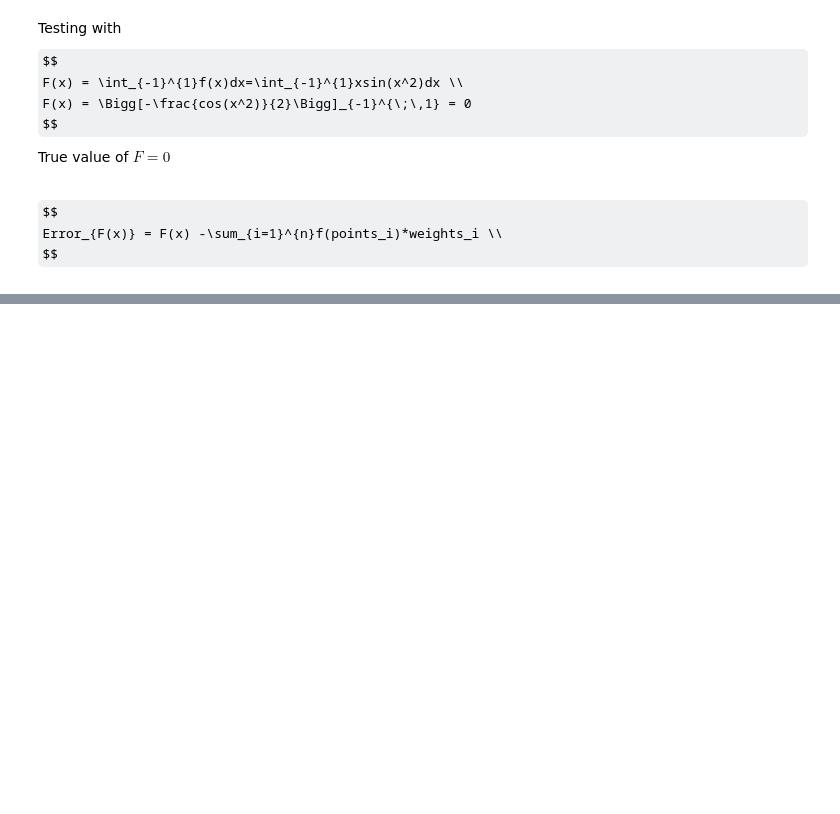
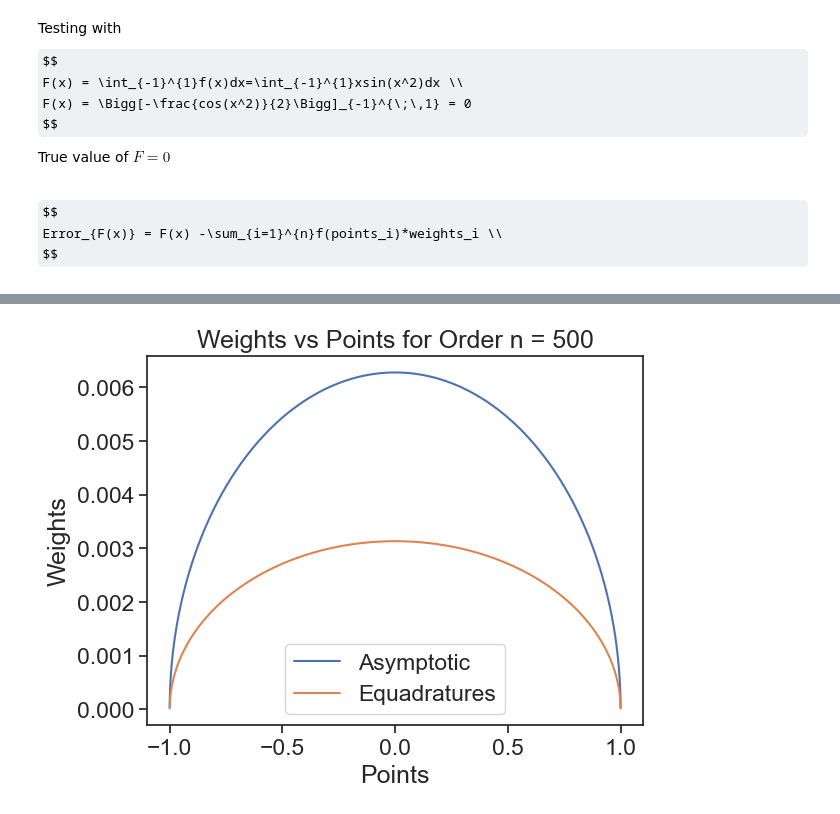
Before and after one commit to equadratures/Higher-Order-Integration, a Jupyter notebook: Asymptotic Legendre Implementation.ipynb, the cells around one changed output, grey strips where cells are left out. Saved outputs shown, nothing was run; the diff lists cells and outputs as text; code cells hidden in the pictures; some formulas as TeX source; blank space fills up the shorter version.

```diff
--- a/Asymptotic Legendre Implementation.ipynb
+++ b/Asymptotic Legendre Implementation.ipynb
@@ -212,0 +240,10 @@ plt.show();
+# %%
+plt.plot(points500Asy, weights500Asy, label='Asymptotic')
+plt.plot(points500Eq, weights500Eq, label='Equadratures')
+plt.xlabel('Points');
+plt.ylabel('Weights');
+plt.title('Weights vs Points for Order n = 500')
+plt.legend()
+plt.show()
+# %% [output]
+[figure, added]
```
Also changed, not shown: parts of 3 cells of this notebook.
